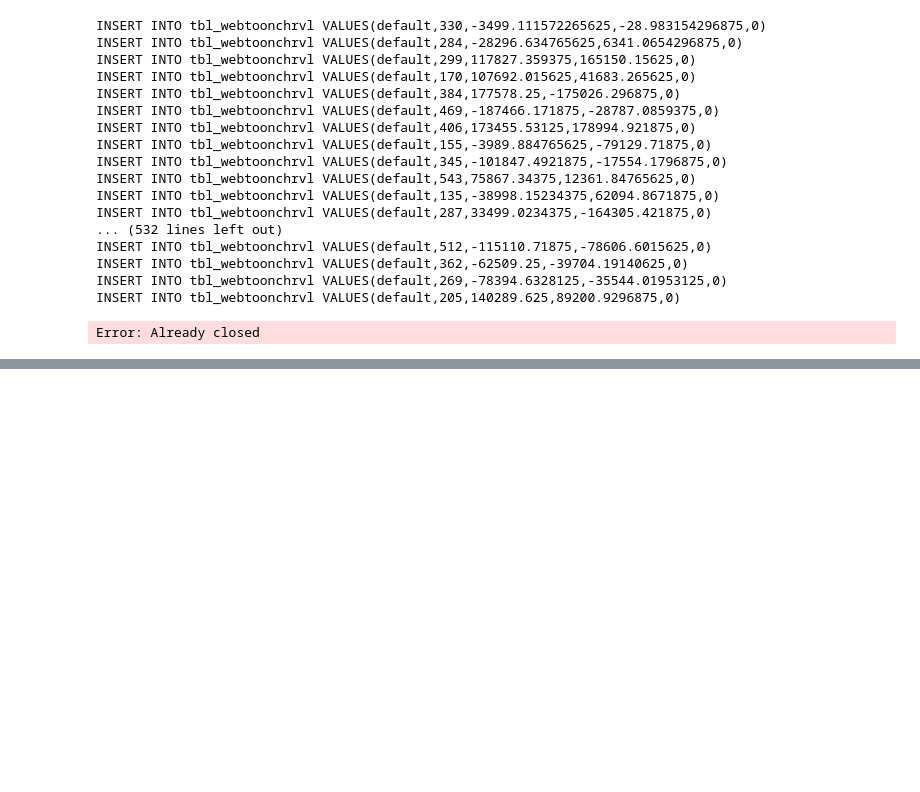
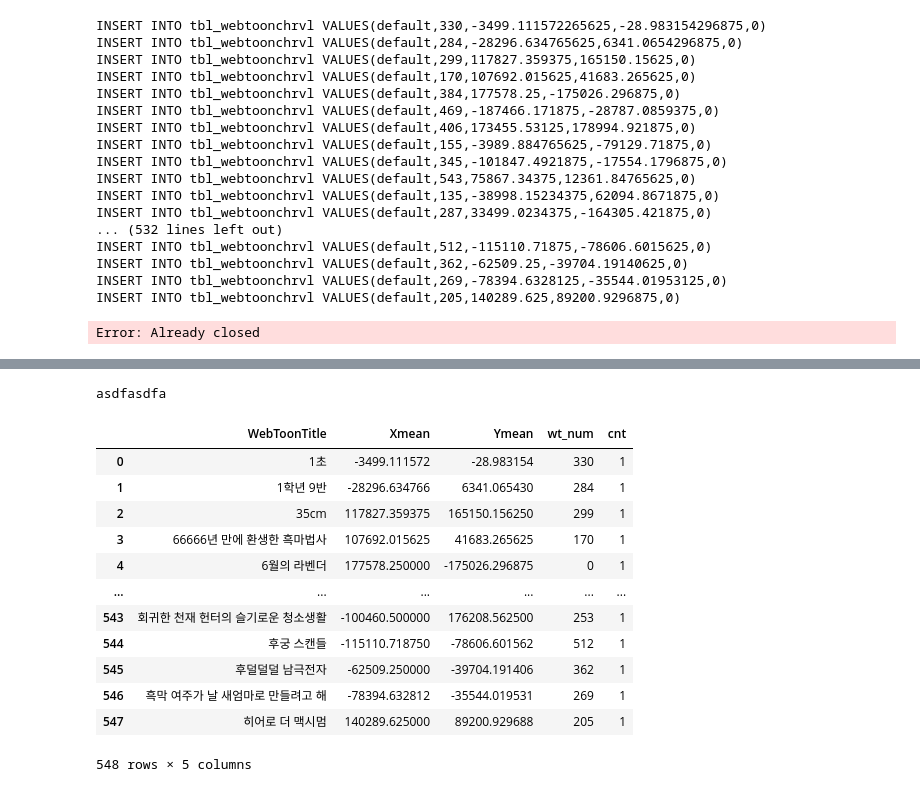
Before and after one commit to 2022-SMHRD-SW-DataDesign-1/four-leaf-clover, a Jupyter notebook: deep-learning/input_csv_to_db.ipynb, the cells around one changed output, grey strips where cells are left out. Drawn from its saved outputs; the diff is of its cells as text; code cells hidden in the pictures; blank space fills up the shorter version.

```diff
--- a/deep-learning/input_csv_to_db.ipynb
+++ b/deep-learning/input_csv_to_db.ipynb
@@ -415,6 +414,8 @@ for i in range(len(vec_mean_df)):
         print('나옴', i, vec_mean_df['WebToonTitle'][i])
 # %% [output]
 나옴 153 마법사가 죽음을 맞이하는 방법
+# %%
+vec_mean_df['wt_num'] = 0
 # %%
 for i in range(len(vec_mean_df)):
     for j in range(len(vec_mean_df)):
@@ -473,0 +561,22 @@ Error: Already closed
+# %%
+for i in range(len(vec_mean_df)):
+    if vec_mean_df['WebToonTitle'][i] == '수희0_tngmlek0_':
+        print("asdfasdfa")
+# %% [output]
+asdfasdfa
+# %%
+vec_mean_df
+# %% [output]
+|  | WebToonTitle | Xmean | Ymean | wt_num | cnt |
+| 0 | 1초 | -3499.111572 | -28.983154 | 330 | 1 |
+| 1 | 1학년 9반 | -28296.634766 | 6341.065430 | 284 | 1 |
+| 2 | 35cm | 117827.359375 | 165150.156250 | 299 | 1 |
+| 3 | 66666년 만에 환생한 흑마법사 | 107692.015625 | 41683.265625 | 170 | 1 |
+| 4 | 6월의 라벤더 | 177578.250000 | -175026.296875 | 0 | 1 |
+| ... | ... | ... | ... | ... | ... |
+| 543 | 회귀한 천재 헌터의 슬기로운 청소생활 | -100460.500000 | 176208.562500 | 253 | 1 |
+| 544 | 후궁 스캔들 | -115110.718750 | -78606.601562 | 512 | 1 |
+| 545 | 후덜덜덜 남극전자 | -62509.250000 | -39704.191406 | 362 | 1 |
+| 546 | 흑막 여주가 날 새엄마로 만들려고 해 | -78394.632812 | -35544.019531 | 269 | 1 |
+| 547 | 히어로 더 맥시멈 | 140289.625000 | 89200.929688 | 205 | 1 |
+548 rows × 5 columns
```
Also changed, not shown: parts of 27 cells of this notebook, 1 other file.
